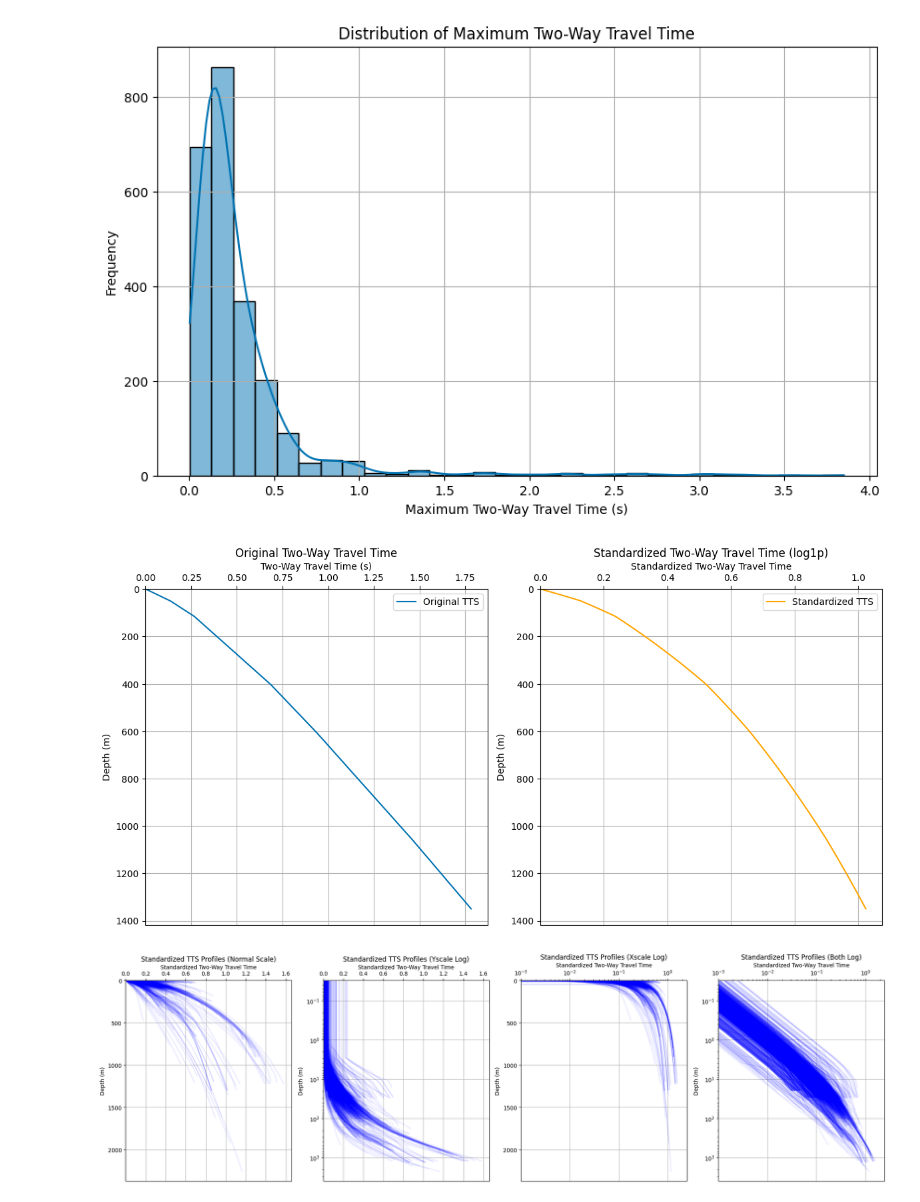
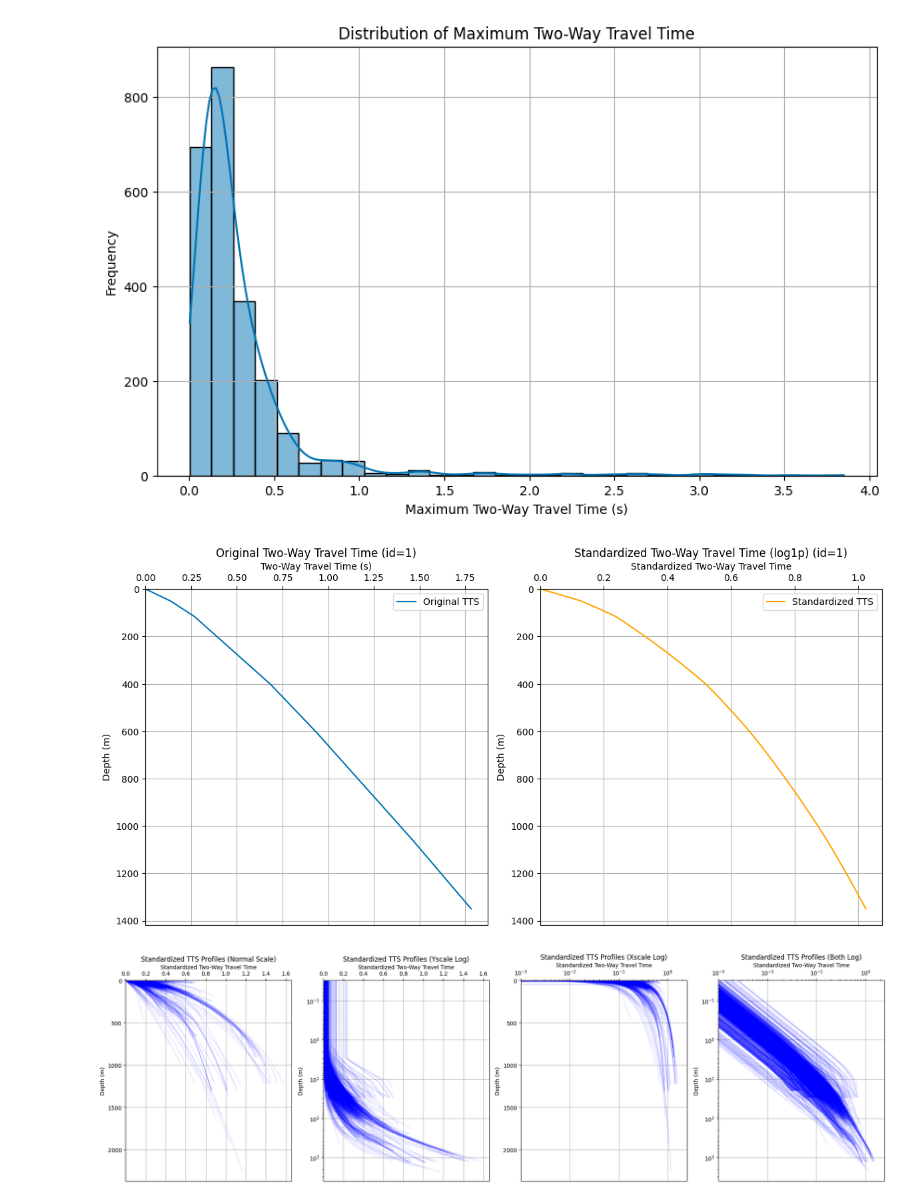
Before and after one commit to KurtSoncco/gen-ai-soil-profiles, a Jupyter notebook: notebooks/VSPDB/EDA.ipynb, the cells around one changed output. Cells and saved outputs as stored; diff of their text form; code cells hidden in the pictures.

```diff
--- a/notebooks/VSPDB/EDA.ipynb
+++ b/notebooks/VSPDB/EDA.ipynb
@@ -169,10 +204,18 @@ ax[2].set_yscale("log")
 
 # Use a small positive value for log scales
 min_tts = min(
-    [profile["tts"][profile["tts"] > 0].min() for profile in tts_profiles.values()]
+    [
+        profile["tts"][profile["tts"] > 0].min()
+        for profile in tts_profiles.values()
+        if profile is not None
+    ]
 )
 min_depth = min(
-    [profile["depth"][profile["depth"] > 0].min() for profile in tts_profiles.values()]
+    [
+        profile["depth"][profile["depth"] > 0].min()
+        for profile in tts_profiles.values()
+        if profile is not None
+    ]
 )
 eps = 1e-3
 x_min = max(min_tts, eps)
@@ -227,42 +272,56 @@ standardized_tts = {
         }
     )
     for metadata_id, profile in tts_profiles.items()
+    if profile is not None
 }
 
+# Pick a valid key that has a non-empty TTS profile to avoid "None is not subscriptable"
+valid_keys = [
+    k
+    for k, v in tts_profiles.items()
+    if v is not None and not v.empty and "tts" in v.columns and "depth" in v.columns
+]
+if not valid_keys:
+    raise RuntimeError("No valid TTS profiles found for plotting.")
+
+plot_key = valid_keys[0]
 
 fig, ax = plt.subplots(1, 2, figsize=(12, 6))
 sns.lineplot(
-    x=tts_profiles[1]["tts"], y=tts_profiles[1]["depth"], label="Original TTS", ax=ax[0]
+    x=tts_profiles[plot_key]["tts"],  # type: ignore
+    y=tts_profiles[plot_key]["depth"],  # type: ignore
+    label="Original TTS",
+    ax=ax[0],
 )
 sns.lineplot(
-    x=standardized_tts[1]["tts"],
-    y=standardized_tts[1]["depth"],
+    x=standardized_tts[plot_key]["tts"],
+    y=standardized_tts[plot_key]["depth"],
     label="Standardized TTS",
     color="orange",
     ax=ax[1],
 )
 
 # Set titles and labels
-ax[0].set_title("Original Two-Way Travel Time")
+ax[0].set_title(f"Original Two-Way Travel Time (id={plot_key})")
 ax[0].set_xlabel("Two-Way Travel Time (s)")
 ax[0].set_ylabel("Depth (m)")
-ax[1].set_title("Standardized Two-Way Travel Time (log1p)")
+ax[1].set_title(f"Standardized Two-Way Travel Time (log1p) (id={plot_key})")
 ax[1].set_xlabel("Standardized Two-Way Travel Time")
 ax[1].set_ylabel("Depth (m)")
 
 # Consistent axis formatting and grid
 for a in ax:
     a.set_xlim(left=0)
     a.set_ylim(bottom=0)
     a.xaxis.set_label_position("top")
     a.xaxis.tick_top()
     a.grid(True)
     a.invert_yaxis()
 
 plt.tight_layout()
 plt.show()
 # %% [output]
-[figure, old version]
+[figure, new version]
 # %%
 # Plot all the standardized tts profiles in four subplots, one with normal units, then yscale log, then xscale log, and both log
 fig, ax = plt.subplots(1, 4, figsize=(20, 6))
```
Also changed, not shown: parts of 13 cells of this notebook, 1 other file.
